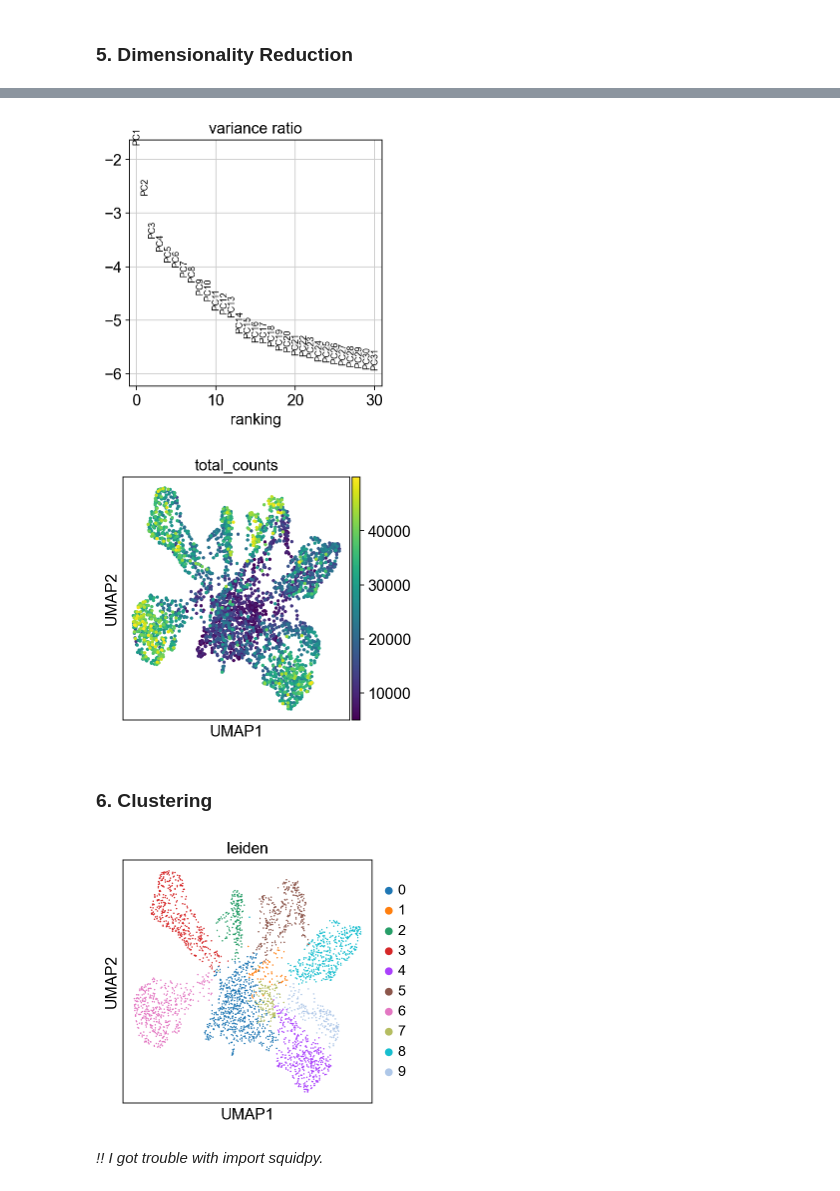
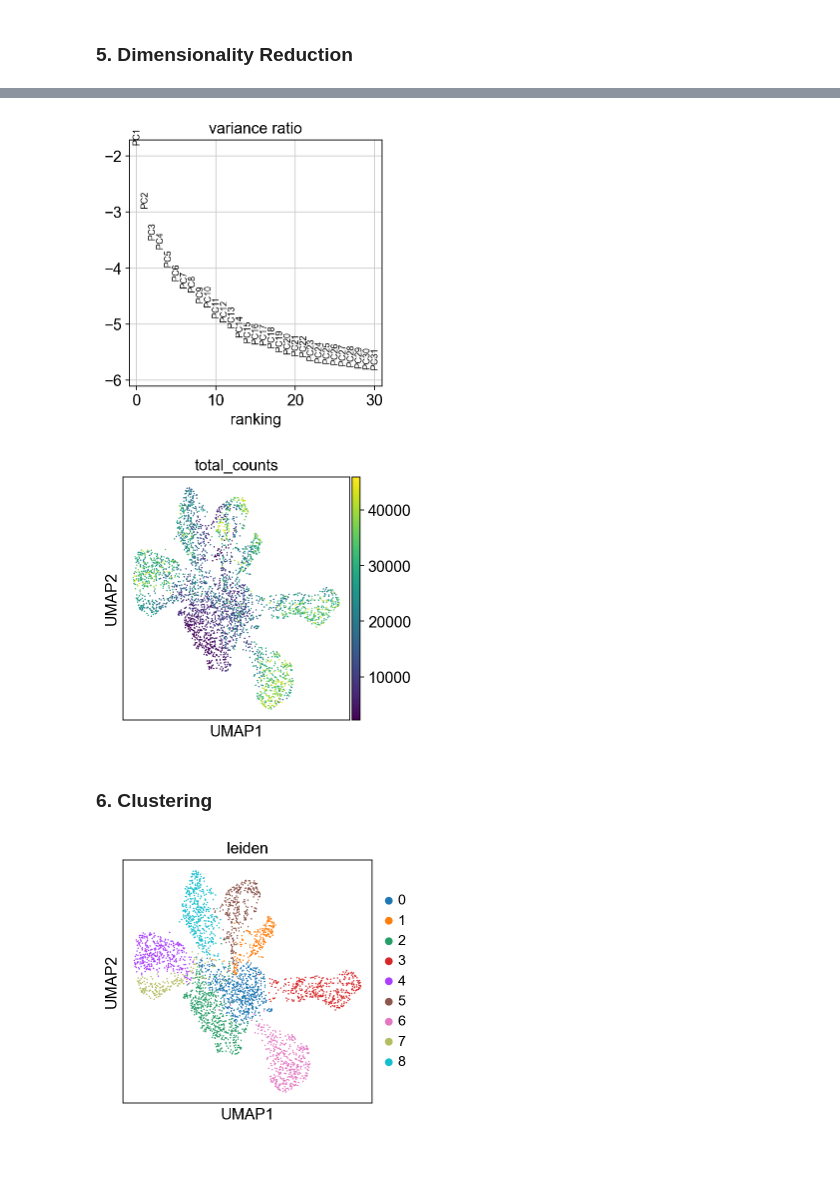
Before and after one commit to WeSon8840/single-cell-integration-pipeline, a Jupyter notebook: Spatial_related.ipynb, the cells around one changed output, grey strips where cells are left out. Saved outputs shown, nothing was run; the diff lists cells and outputs as text; code cells hidden in the pictures; blank space fills up the shorter version.

```diff
--- a/Spatial_related.ipynb
+++ b/Spatial_related.ipynb
@@ -64,10 +129,10 @@ sc.pl.violin(
 # %%
 # Filtering
-adata = adata[
-    (adata.obs["total_counts"] > 5000) &
-    (adata.obs["total_counts"] < 50000) &
-    (adata.obs["n_genes_by_counts"] > 1000) &
-    (adata.obs["pct_counts_mt"] < 20),
+adata_filtered = adata[
+    (adata.obs["total_counts"] > 2200) &
+    (adata.obs["total_counts"] < 46000) &
+    (adata.obs["n_genes_by_counts"] > 1100) &
+    (adata.obs["pct_counts_mt"] < 10),
     :
 ]
 
@@ -106,9 +171,9 @@ plt.show()
 # %%
 # filtering
-adata = adata[:, adata.var["highly_variable"]]
+adata_filtered = adata_filtered[:, adata_filtered.var["highly_variable"]]
 
 ax = sns.scatterplot(
-    data=adata.var, x="means", y="variances_norm", hue="highly_variable", s=5
+    data=adata_filtered.var, x="means", y="variances_norm", hue="highly_variable", s=5
 )
 ax.set_xlim(None, 1.5)
 ax.set_ylim(None, 3)
@@ -120,23 +191,21 @@ plt.show()
 # %%
-adata = adata.copy()
-sc.tl.pca(adata, svd_solver="arpack")
-sc.pl.pca_variance_ratio(adata, log=True)
+# adata = adata.copy()
+sc.tl.pca(adata_filtered, svd_solver="arpack")
+sc.pl.pca_variance_ratio(adata_filtered, log=True)
 # %% [output]
-[figure, old version]
+[figure, new version]
 # %%
 # neighborhood graph
-sc.pp.neighbors(adata, n_pcs=15)
-sc.tl.umap(adata)
-sc.pl.umap(adata, color=["total_counts"])
+sc.pp.neighbors(adata_filtered, n_pcs=13)
+sc.tl.umap(adata_filtered)
+sc.pl.umap(adata_filtered, color=["total_counts"], size = 7)
 # %% [output]
-[figure, old version]
+[figure, new version]
 # %% [markdown]
 ### 6. Clustering
 # %%
-sc.tl.leiden(adata, flavor="igraph",
+sc.tl.leiden(adata_filtered, flavor="igraph",
              n_iterations=2, resolution=0.5)
-sc.pl.umap(adata, color=["leiden"], size=7)
+sc.pl.umap(adata_filtered, color=["leiden"], size=7)
 # %% [output]
-[figure, old version]
+[figure, new version]
-# %% [markdown]
-*!! I got trouble with import squidpy.*
```
Also changed, not shown: parts of 12 cells of this notebook, 19 other files.
